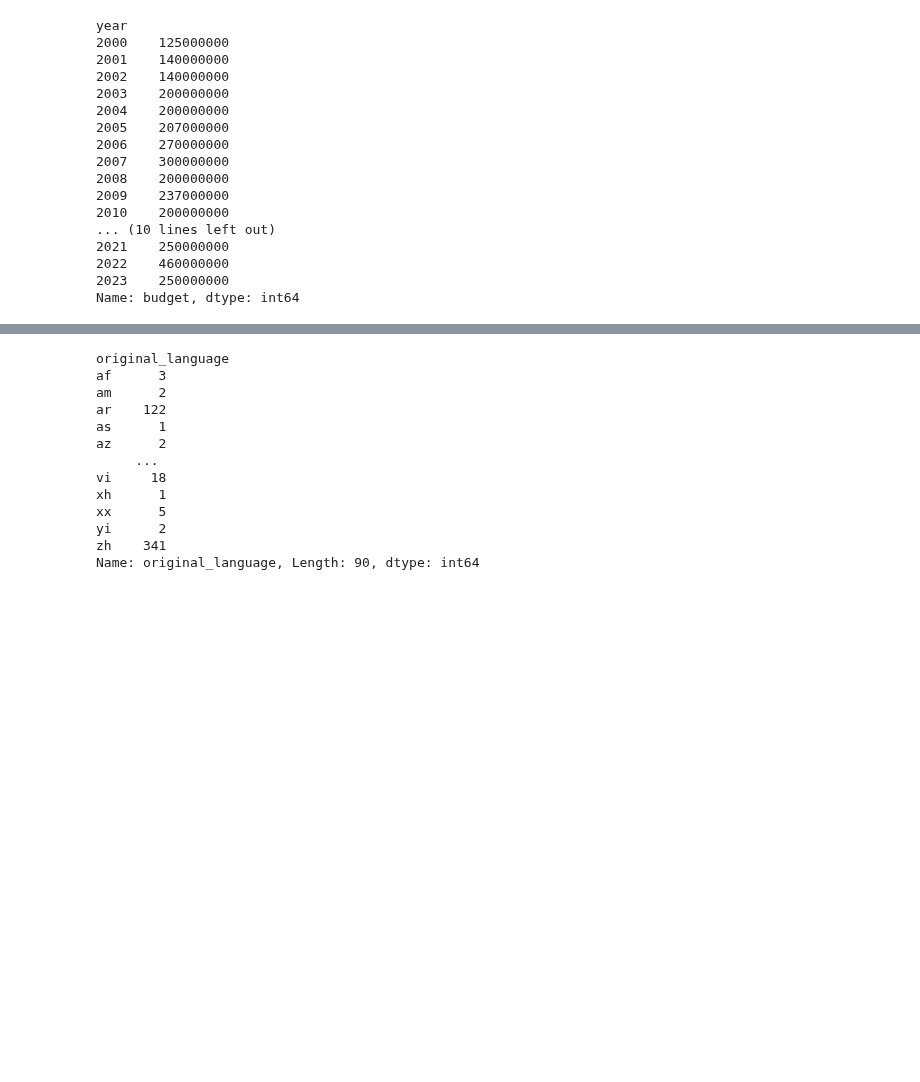
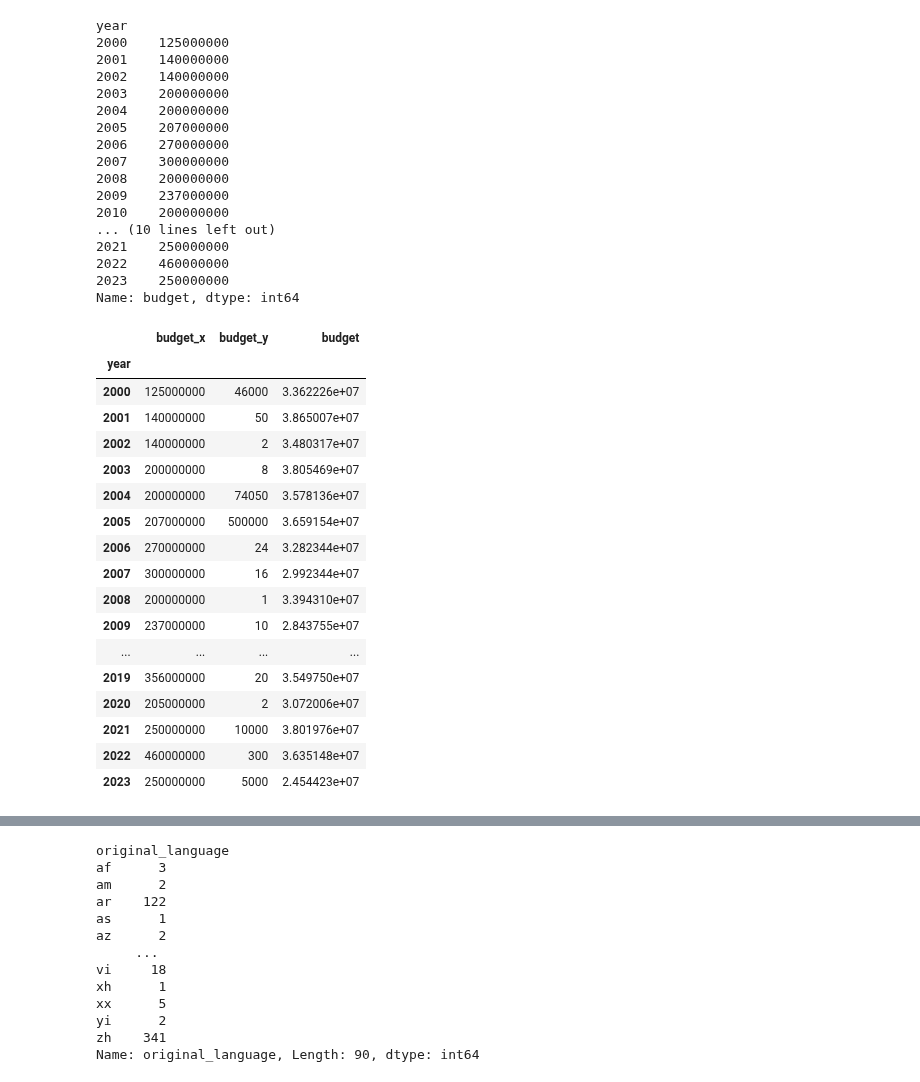
Before and after one commit to Cynthia-OK/CreuseLlywood, a Jupyter notebook: statistiques.ipynb, the cells around one changed output, grey strips where cells are left out. Cells and saved outputs as stored; diff of their text form; code cells hidden in the pictures; blank space fills up the shorter version.

```diff
--- a/statistiques.ipynb
+++ b/statistiques.ipynb
@@ -156,3 +156,28 @@ year
 2022    460000000
 2023    250000000
 Name: budget, dtype: int64
+# %%
+budget1 = pd.merge(budget_max, budget_min,how='left',on='year')
+# %%
+budget = pd.merge(budget1, budget_moyen,on='year')
+# %%
+budget
+# %% [output]
+|  | budget_x | budget_y | budget |
+| year |  |  |  |
+| 2000 | 125000000 | 46000 | 3.362226e+07 |
+| 2001 | 140000000 | 50 | 3.865007e+07 |
+| 2002 | 140000000 | 2 | 3.480317e+07 |
+| 2003 | 200000000 | 8 | 3.805469e+07 |
+| 2004 | 200000000 | 74050 | 3.578136e+07 |
+| 2005 | 207000000 | 500000 | 3.659154e+07 |
+| 2006 | 270000000 | 24 | 3.282344e+07 |
+| 2007 | 300000000 | 16 | 2.992344e+07 |
+| 2008 | 200000000 | 1 | 3.394310e+07 |
+| 2009 | 237000000 | 10 | 2.843755e+07 |
+| ... | ... | ... | ... |
+| 2019 | 356000000 | 20 | 3.549750e+07 |
+| 2020 | 205000000 | 2 | 3.072006e+07 |
+| 2021 | 250000000 | 10000 | 3.801976e+07 |
+| 2022 | 460000000 | 300 | 3.635148e+07 |
+| 2023 | 250000000 | 5000 | 2.454423e+07 |
```
Also changed, not shown: parts of 24 cells of this notebook, 2 other files.
